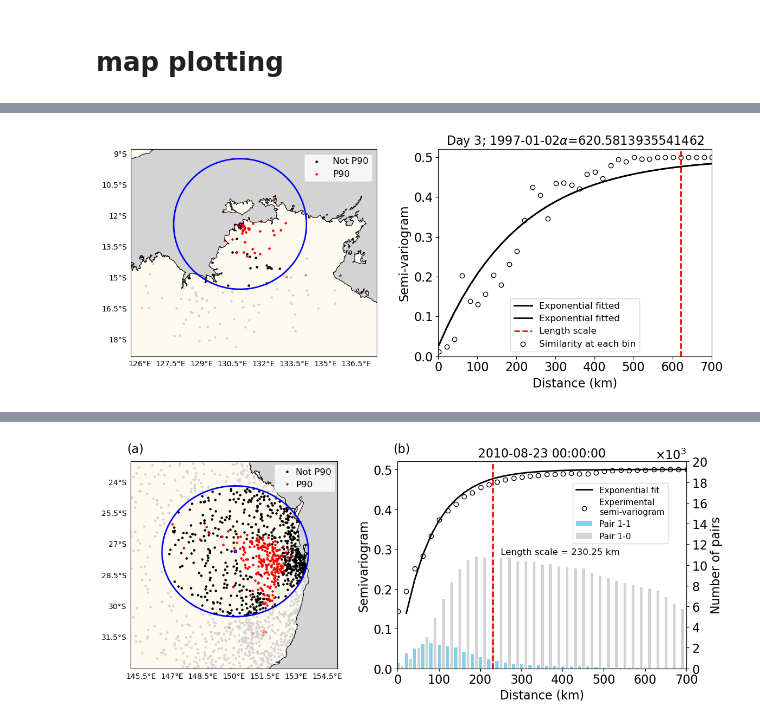
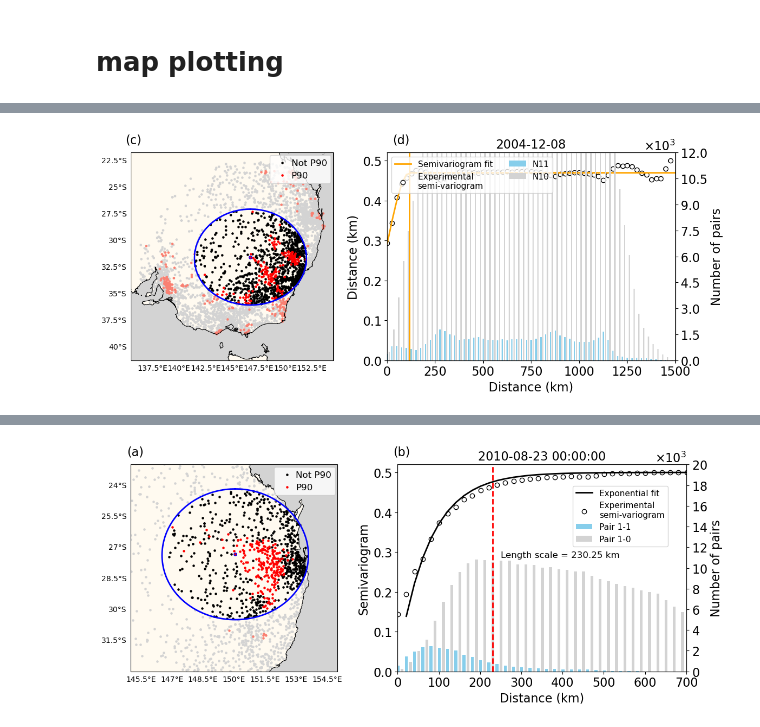
Before and after one commit to dongqi-DQ/Semi-variogram_AU, a Jupyter notebook: Demo.ipynb, the cells around one changed output, grey strips where cells are left out. Drawn from its saved outputs; the diff is of its cells as text; code cells hidden in the pictures.

```diff
--- a/Demo.ipynb
+++ b/Demo.ipynb
@@ -37,6 +37,6 @@ spec_id = 40082
 # %%
-df_scale = pd.read_csv(f"./data/moving_testing/{spec_id}_pair_scale_moving_list_all_events.csv")
+df_scale = pd.read_csv(f"./data/all_AU_p90_500km/{spec_id}_pair_scale_spherical_moving_list_all_events.csv")
 # %%
-df_bins = pd.read_csv(f"./data/moving_testing/{spec_id}_pair_bins_moving_list_all_events.csv")
+df_bins = pd.read_csv(f"./data/all_AU_p90_500km/{spec_id}_pair_bins_moving_list_all_events.csv")
 # %%
-df_stations_p90 = pd.read_csv(f"./data/moving_testing/{spec_id}_station_moving_list_all_events.csv")
+df_stations_p90 = pd.read_csv(f"./data/all_AU_p90_500km/{spec_id}_station_moving_list_all_events.csv")
@@ -102,42 +137,43 @@ df_scale[df_scale["scale"]>500]
 # %% [markdown]
 # map plotting
 # %%
-center_lat, center_lon = -12.3722,  130.8653#-27.3410 , 150.0621# -27.5436, 152.3375# -24.1967, 150.3714 #
+center_lat, center_lon =-31.5627, 146.7179# -27.3410 , 150.0621#-12.3722,  130.8653# -27.5436, 152.3375#-27.3410 , 150.0621#  -24.1967, 150.3714 #
 # %%
-days = 3
+days = 279#361
 #361 - why nugget and sill are important for 40082
  #242
+
 #374
 #318
 #330
 date = df_stations_p90["Date"][df_stations_p90["Day"]==days].iloc[0]
 
-radius_km = 350
+radius_km = 500
 fig = plt.figure(figsize=(12,5))
 ax = fig.add_subplot(121, projection=ccrs.PlateCarree())
 
-n10_df = df_stations_p90[(df_stations_p90["Day"]==days) & (df_stations_p90["flag"]==0) & (df_stations_p90["distance"]<=350)]
+n10_df = df_stations_p90[(df_stations_p90["Day"]==days) & (df_stations_p90["flag"]==0) & (df_stations_p90["distance"]<=500)]
 
-n11_df = df_stations_p90[(df_stations_p90["Day"]==days) & (df_stations_p90["flag"]>0)& (df_stations_p90["distance"]<=350)]
+n11_df = df_stations_p90[(df_stations_p90["Day"]==days) & (df_stations_p90["flag"]>0)& (df_stations_p90["distance"]<=500)]
 # plt.scatter(df.loc[df["Longitude"]<147, "Longitude"],
 #             df.loc[df["Longitude"]<147, "Latitude"], color="lightgray",s=5, transform=ccrs.PlateCarree(), zorder=0)
 
-plt.scatter(n10_df["lon"], n10_df["lat"], color="k", s=5, transform=ccrs.PlateCarree(), label="Not P90")
+ax.scatter(n10_df["lon"], n10_df["lat"], color="k", s=5, transform=ccrs.PlateCarree(), label="Not P90")
 
-plt.scatter(n11_df["lon"], n11_df["lat"], color="r",s=5, transform=ccrs.PlateCarree(), label="P90")
+ax.scatter(n11_df["lon"], n11_df["lat"], color="r",s=5, transform=ccrs.PlateCarree(), label="P90")
 
 
 
-n10_out = df_stations_p90[(df_stations_p90["Day"]==days) & (df_stations_p90["flag"]==0) & (df_stations_p90["distance"]>350)]
+n10_out = df_stations_p90[(df_stations_p90["Day"]==days) & (df_stations_p90["flag"]==0) & (df_stations_p90["distance"]>500)]
 
-n11_out = df_stations_p90[(df_stations_p90["Day"]==days) & (df_stations_p90["flag"]>0)& (df_stations_p90["distance"]>350)]
+n11_out = df_stations_p90[(df_stations_p90["Day"]==days) & (df_stations_p90["flag"]>0)& (df_stations_p90["distance"]>500)]
 
-plt.scatter(n10_out["lon"], n10_out["lat"], color="lightgray", s=5, transform=ccrs.PlateCarree())#, label="Not P90")
+ax.scatter(n10_out["lon"], n10_out["lat"], color="lightgray", s=5, transform=ccrs.PlateCarree())#, label="Not P90")
 
-plt.scatter(n11_out["lon"], n11_out["lat"], color="salmon",s=5, transform=ccrs.PlateCarree())#, label="P90")
+ax.scatter(n11_out["lon"], n11_out["lat"], color="salmon",s=5, transform=ccrs.PlateCarree())#, label="P90")
 
 # center_lat, center_lon = df_stations_p90[(df_stations_p90["Day"]==days)]["cent_lat"].iloc[0], df_stations_p90[(df_stations_p90["Day"]==days)]["cent_lon"].iloc[0]
-plt.scatter(center_lon, center_lat, s=15, edgecolor="blue", facecolor="red", transform=ccrs.PlateCarree() )
+ax.scatter(center_lon, center_lat, s=15, edgecolor="blue", facecolor="red", transform=ccrs.PlateCarree() )
 
 # plt.plot(nearby_bom_lon_1min, nearby_bom_lat_1min, "rx", label = "BoM", transform=ccrs.PlateCarree())
 g = cgeod.Geodesic()
@@ -148,7 +184,7 @@ circ_lat = np.append(circle[:,1], circle[0,1])
 # Plot the circle
 ax.plot(circ_lon, circ_lat, color='blue', transform=ccrs.PlateCarree())#, label="r = 350 km")
 
-plt.legend(ncol=1,loc="upper right")
+ax.legend(ncol=1,loc="upper right", handletextpad=-0.01, bbox_to_anchor=((1.01,1.01)))
 
 ax.coastlines('10m', color="black",linewidth=0.8)
 ax.add_feature(cfeature.LAND, color='floralwhite')
@@ -162,22 +198,50 @@ gl.right_labels = False
 plt.tight_layout()
 
 ax2 = fig.add_subplot(122)
-bins = df_bins["Bins"][df_bins["Day"]==days]
-gamma = df_bins["gamma"][df_bins["Day"]==days]
+bins = df_bins["Bins"][df_bins["Day"]==days].values
+gamma = df_bins["gamma"][df_bins["Day"]==days].values
 
-plt.plot(bins, df_bins["y_fit"][df_bins["Day"]==days], color="k", linewidth=2, label = "Exponential fitted")
+cov_model = gs.Spherical(dim=2)
+_ = cov_model.fit_variogram(bins[gamma>0], gamma[gamma>0])
+y_fit = cov_model.variogram(bins)
+cov_scale = cov_model.len_scale
+ax2.plot(bins, y_fit, color="orange",label = "Semivariogram fit")
+ax2.axvline(x=cov_scale, color="orange")
+# ax2.plot(bins[1:], df_bins["y_fit"][df_bins["Day"]==days].iloc[1:], color="k", linewidth=2, label = "Exponential fit")
+# ax2.text( cov_scale-300, 0.3, r"Length scale = " + f"{cov_scale:.02f} km", fontsize = 12)
 
-plt.plot(bins, df_bins["y_fit"][df_bins["Day"]==days], color="k", linewidth=2, label = "Exponential fitted")
-# plt.plot(bins, y_fit_p50[days,:], color="b", linewidth=2)
+ax2.scatter(bins, gamma,facecolor="w", edgecolor="k", label="Experimental \nsemi-variogram")
+# ax2.legend(loc="center right")
+ax2.set_xlim([0,700])
+ax2.set_ylim([0,0.52])
+ax2.set_xlabel("Distance (km)")
+ax2.set_ylabel("Distance (km)")
 
-plt.plot( [df_scale["scale"].iloc[days] for i in np.arange(0,0.7,0.1)], np.arange(0,0.7,0.1), "r--", label = "Length scale")
+ax2t = ax2.twinx()
+ax2t.bar(bins, df_bins["N11"][df_bins["Day"]==days],width=7,facecolor="skyblue",label="N11")
+ax2t.bar(bins+10, df_bins["N10"][df_bins["Day"]==days],width=7,facecolor="lightgray",zorder=1,label="N10")
+# ax2t.plot( [df_scale["scale"].iloc[days] for i in np.arange(0,46000,1000)], np.arange(0,46000,1000), "r--")
+lines, labels = ax2.get_legend_handles_labels()
+lines2, labels2 = ax2t.get_legend_handles_labels()
+ax2t.legend(lines + lines2, labels + labels2, loc="upper left",ncol=2,fontsize=11)#, bbox_to_anchor=((0.95,0.7)))
+scale = df_scale["scale"].iloc[days]
+# ax2t.text( cov_scale-300, 30000, r"Length scale = " + f"{cov_scale:.02f} km", fontsize = 12)
+ax2t.set_xlim([0,1500])
+ax2t.set_ylim([0,12000])
 
-plt.scatter(bins, gamma,facecolor="w", edgecolor="k", label="Similarity at each bin")
-plt.legend()
-plt.xlim([0,700])
-plt.ylim([0,0.52])
-plt.xlabel("Distance (km)")
-plt.ylabel("Semi-variogram")
-plt.title(f"Day {days}; " + df_bins["Date"][df_bins["Day"]==days].iloc[0] +r"$\alpha$=" +str(df_scale["scale"].iloc[days]))
+
+ax2t.yaxis.set_major_formatter(mticker.ScalarFormatter(useMathText=True))
+ax2t.ticklabel_format(style="sci", axis="y", scilimits=(3,3))  # Force 10³ notation
+
+ax2t.yaxis.set_major_locator(mticker.MaxNLocator(integer=True))
+
+
+ax2t.set_ylabel("Number of pairs")
+plt.title(df_bins["Date"][df_bins["Day"]==days].iloc[0])
 plt.tight_layout()
+plt.gcf().text(0.07, 0.95,"(c)", fontsize=16)
+plt.gcf().text(0.48, 0.95,"(d)", fontsize=16)
+print(f"N11/N10:{len(n11_df)/len(n10_df)}")
+print(f"len_scale:{cov_scale} km")
+# plt.savefig("/g/data/k10/dl6968/Semi-variogram_AU/figures/Figure_demo_large.png", dpi=200, bbox_inches="tight")
 # %% [output]
@@ -184 +250 @@ plt.tight_layout()
-[figure, old version]
+[figure, new version]
```
Also changed, not shown: parts of 13 cells of this notebook, 21 other files.
